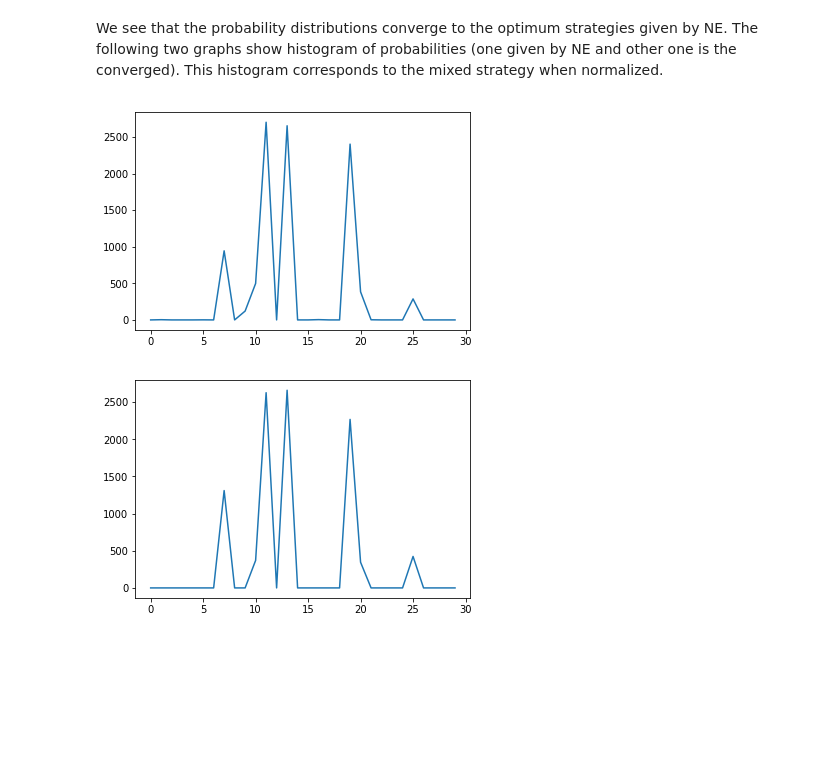
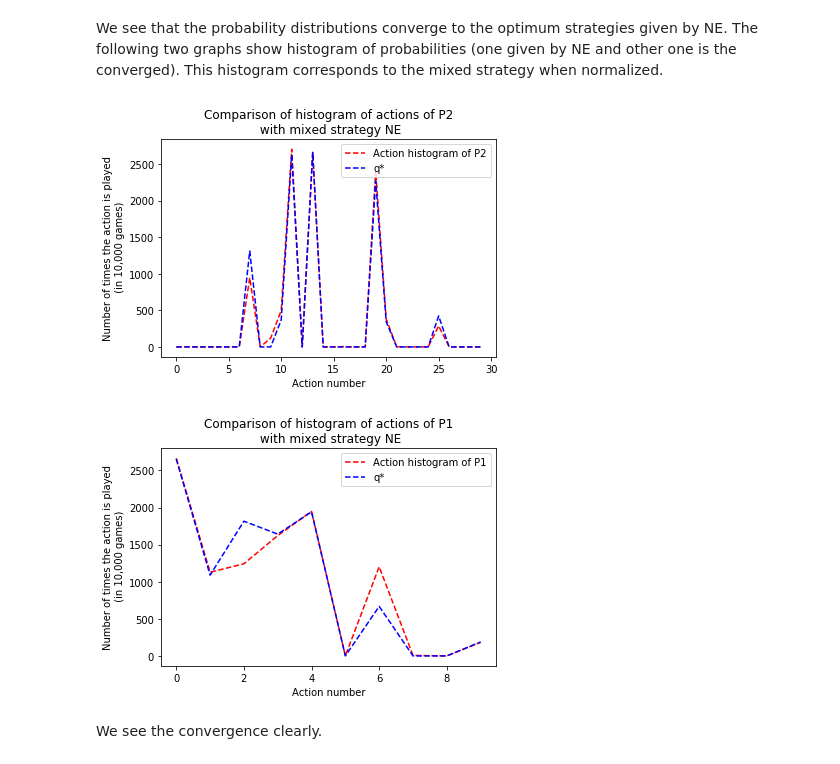
Before and after one commit to tendolkar3/course-game-theory, a Jupyter notebook: Assignments/1/ECE6194.04 Game Theory Assignment 1.ipynb, the cells around one changed output. Drawn from its saved outputs; the diff is of its cells as text; code cells hidden in the pictures; blank space fills up the shorter version.

```diff
--- a/Assignments/1/ECE6194.04 Game Theory Assignment 1.ipynb
+++ b/Assignments/1/ECE6194.04 Game Theory Assignment 1.ipynb
@@ -665,10 +710,27 @@ p*T A q* - 0.584627731969
 # %% [markdown]
 We see that the probability distributions converge to the optimum strategies given by NE. The following two graphs show histogram of probabilities (one given by NE and other one is the converged). This histogram corresponds to the mixed strategy when normalized.
-# %%
-plt.plot(np.transpose([action_histogram_of_p2[actions_of_p2[i]] for i in range(n)]))
-plt.show()
-plt.plot(np.transpose(q_star)*10000)
-plt.show()
-# %% [output]
-[figure, removed]
-[figure, removed]
+# %%
+p2_action_histogram_plot = plt.plot(np.transpose([action_histogram_of_p2[actions_of_p2[i]] for i in range(n)]),
+                   'r--', label="Action histogram of P2")
+q_star_plot = plt.plot(np.transpose(q_star)*10000,
+                   'b--', label="q*")
+plt.legend(handles=[p2_action_histogram_plot[0], q_star_plot[0]])
+plt.title("Comparison of histogram of actions of P2\n with mixed strategy NE")
+plt.xlabel("Action number")
+plt.ylabel("Number of times the action is played\n (in 10,000 games)")
+plt.show()
+
+p1_action_histogram_plot = plt.plot(np.transpose([action_histogram_of_p1[actions_of_p1[i]] for i in range(m)]),
+                   'r--', label="Action histogram of P1")
+p_star_plot = plt.plot(np.transpose(p_star)*10000,
+                   'b--', label="q*")
+plt.legend(handles=[p1_action_histogram_plot[0], p_star_plot[0]])
+plt.title("Comparison of histogram of actions of P1\n with mixed strategy NE")
+plt.xlabel("Action number")
+plt.ylabel("Number of times the action is played\n (in 10,000 games)")
+plt.show()
+# %% [output]
+[figure, added]
+[figure, added]
+# %% [markdown]
+We see the convergence clearly.
```
Also changed, not shown: parts of 11 cells of this notebook, 1 other file.
